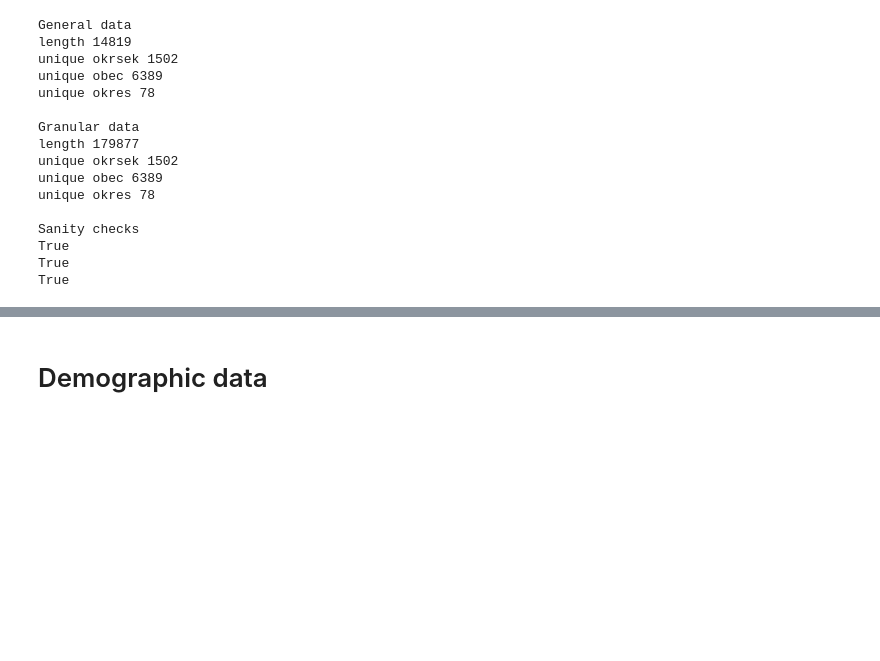
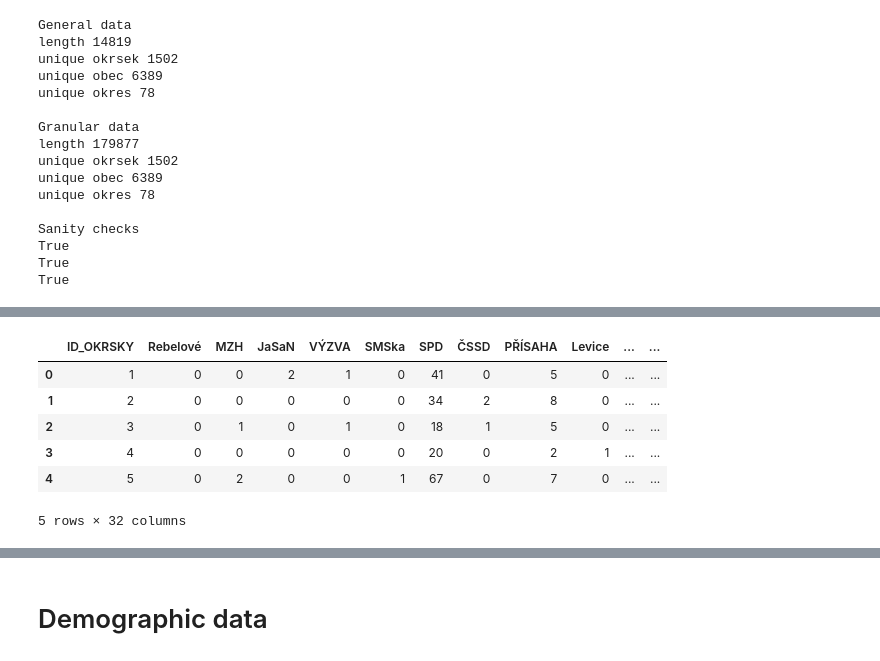
Before and after one commit to dominik-sv/election-analysis, a Jupyter notebook: data_preperation.ipynb, the cells around one changed output, grey strips where cells are left out. Cells and saved outputs as stored; diff of their text form; code cells hidden in the pictures; blank space fills up the shorter version.

```diff
--- a/data_preperation.ipynb
+++ b/data_preperation.ipynb
@@ -49,0 +100,14 @@ df_gen = data_gen[['ID_OKRSKY', 'ODEVZ_OBAL', 'PL_HL_CELK']][data_gen['TYP_FORM'
+# %%
+for col in df_okrsek.columns:
+    if col in party_name_dict:
+        df_okrsek = df_okrsek.rename(columns={col: party_name_dict[col]})
+
+df_okrsek.head()
+# %% [output]
+|  | ID_OKRSKY | Rebelové | MZH | JaSaN | VÝZVA | SMSka | SPD | ČSSD | PŘÍSAHA | Levice | ... | ... |
+| 0 | 1 | 0 | 0 | 2 | 1 | 0 | 41 | 0 | 5 | 0 | ... | ... |
+| 1 | 2 | 0 | 0 | 0 | 0 | 0 | 34 | 2 | 8 | 0 | ... | ... |
+| 2 | 3 | 0 | 1 | 0 | 1 | 0 | 18 | 1 | 5 | 0 | ... | ... |
+| 3 | 4 | 0 | 0 | 0 | 0 | 0 | 20 | 0 | 2 | 1 | ... | ... |
+| 4 | 5 | 0 | 2 | 0 | 0 | 1 | 67 | 0 | 7 | 0 | ... | ... |
+5 rows × 32 columns
```
Also changed, not shown: parts of 32 cells of this notebook, 27 other files.
